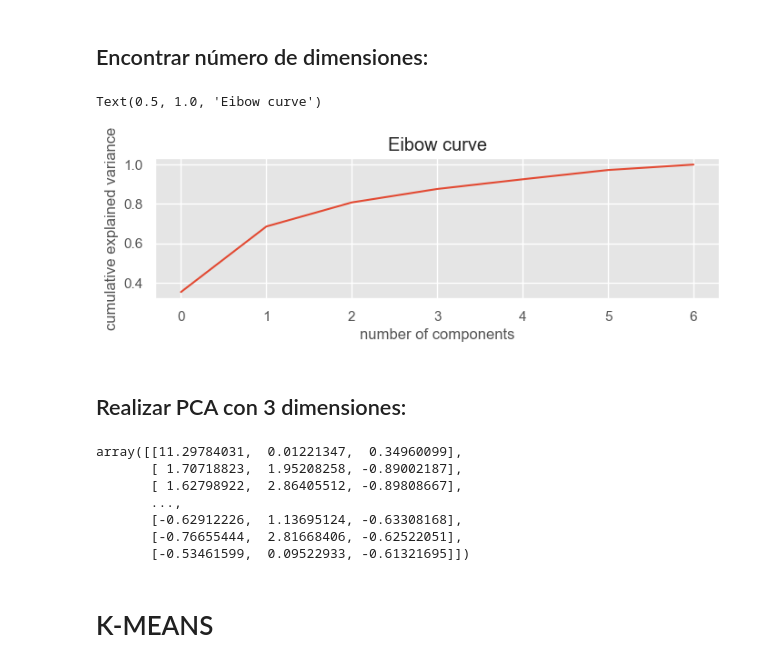
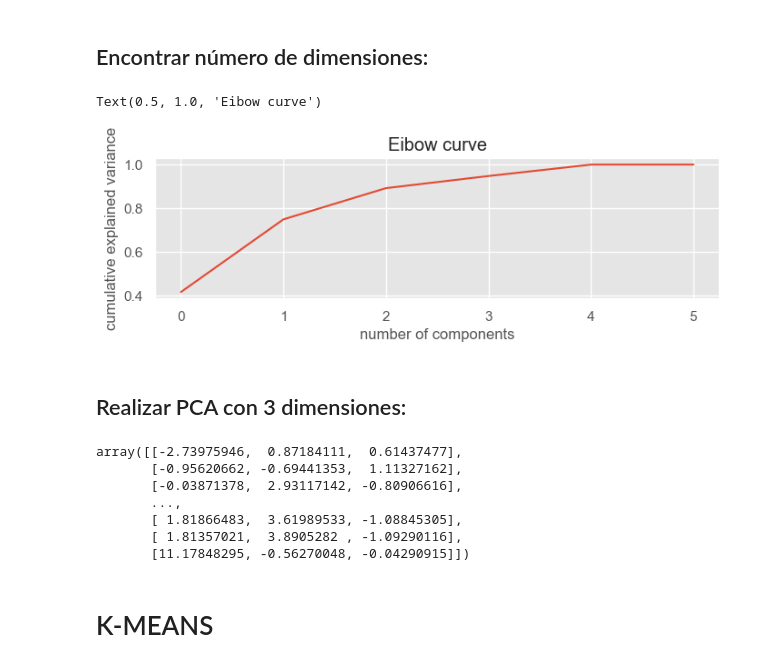
Before and after one commit to barrios420/PCA_K-MEANS, a Jupyter notebook: K-Means.ipynb, the cells around one changed output. Drawn from its saved outputs; the diff is of its cells as text; code cells hidden in the pictures.

```diff
--- a/K-Means.ipynb
+++ b/K-Means.ipynb
@@ -23,6 +23,6 @@ datos = pd.read_csv('datos_depurados.csv')
 df = pd.DataFrame(datos)
 df.City = df.City.astype('category')
 df.type = df.type.astype('category')
-df2 = df.iloc[:, [2, 3, 4, 5, 6, 7,8]]
+df2 = df.iloc[:, [2, 3, 4, 5, 6, 7]]
 df2.head()
 # %% [output]
@@ -52,18 +52,18 @@ df_mean_norm.head()
 # %% [markdown]
 ## Encontrar número de dimensiones:
 # %%
-pca = PCA(n_components=7)
+pca = PCA(n_components=6)
 pca.fit(df_mean_norm)
 x_pca = pca.transform(df_mean_norm)
 expl = pca.explained_variance_ratio_
 
 plt.plot(np.cumsum(pca.explained_variance_ratio_))
 plt.xlabel('number of components')
 plt.ylabel('cumulative explained variance')
 plt.title('Eibow curve')
 # %% [output]
 Text(0.5, 1.0, 'Eibow curve')
-[figure, old version]
+[figure, new version]
 # %% [markdown]
 ## Realizar PCA con 3 dimensiones:
 # %%
@@ -71,13 +71,13 @@ pca2 = PCA(n_components=3)
 pca2.fit(df_mean_norm)
 pca2.transform(df_mean_norm)
 # %% [output]
-array([[11.29784031,  0.01221347,  0.34960099],
-       [ 1.70718823,  1.95208258, -0.89002187],
-       [ 1.62798922,  2.86405512, -0.89808667],
+array([[-2.73975946,  0.87184111,  0.61437477],
+       [-0.95620662, -0.69441353,  1.11327162],
+       [-0.03871378,  2.93117142, -0.80906616],
        ...,
-       [-0.62912226,  1.13695124, -0.63308168],
-       [-0.76655444,  2.81668406, -0.62522051],
-       [-0.53461599,  0.09522933, -0.61321695]])
+       [ 1.81866483,  3.61989533, -1.08845305],
+       [ 1.81357021,  3.8905282 , -1.09290116],
+       [11.17848295, -0.56270048, -0.04290915]])
 # %% [markdown]
 # K-MEANS
 # %% [markdown]
```
Also changed, not shown: parts of 11 cells of this notebook, 2 other files.
